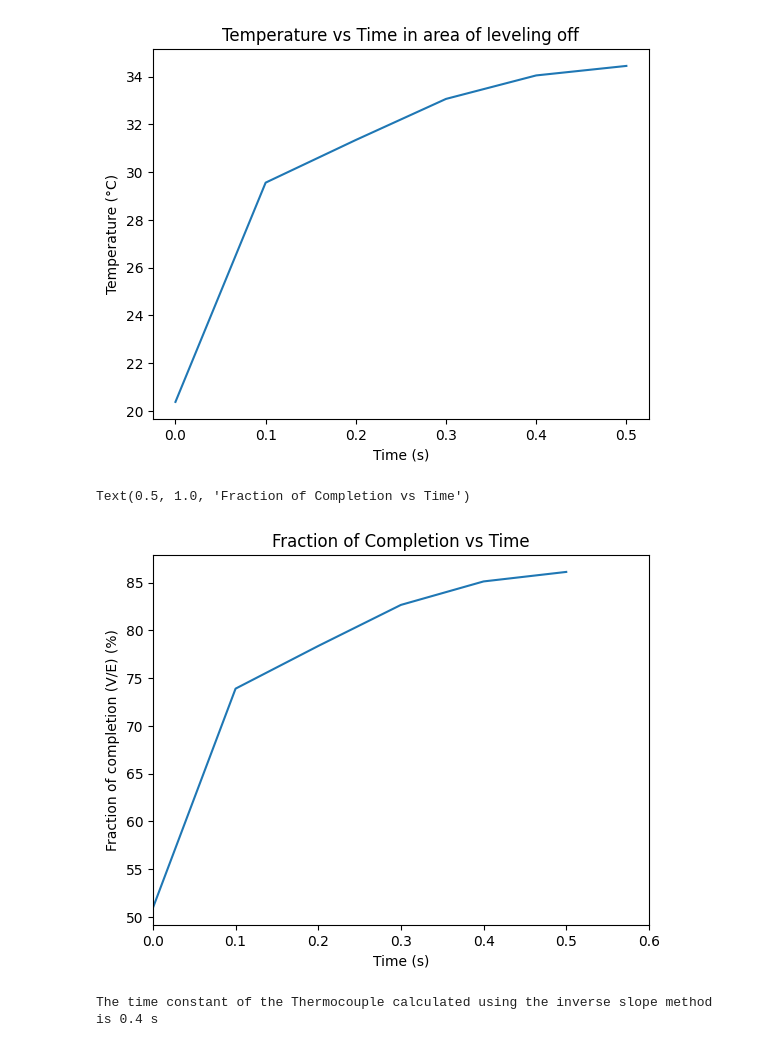
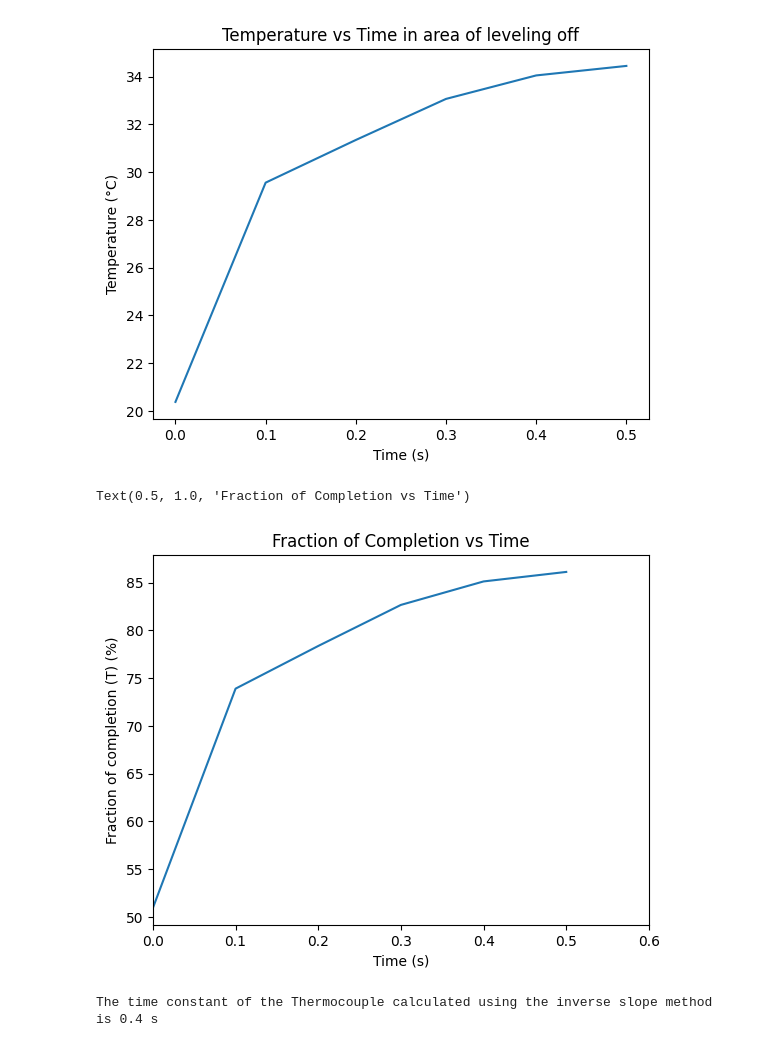
Before and after one commit to EP-Shark/MET4400C_Ins-obs_labs, a Jupyter notebook: Labs/lab_2_files/Full_lab2.ipynb, the cells around one changed output. Saved outputs shown, nothing was run; the diff lists cells and outputs as text; code cells hidden in the pictures.

```diff
--- a/Labs/lab_2_files/Full_lab2.ipynb
+++ b/Labs/lab_2_files/Full_lab2.ipynb
@@ -176,15 +176,16 @@ T_const = 40
 # %%
 # Fraction of completeion
 # Calculate the fraction of completion as V/E, starting at t = 0
 f_t = T[i0_t:i1_t] / T_const * 100
 plt.plot(temp_t,f_t)
 plt.xlabel('Time (s)')
-plt.ylabel('Fraction of completion (V/E) (%)')
+plt.ylabel('Fraction of completion (T) (%)')
 plt.xlim(0, t1T)
+#plt.ylim(0, 100)
 plt.title('Fraction of Completion vs Time')
 # %% [output]
 Text(0.5, 1.0, 'Fraction of Completion vs Time')
-[figure, old version]
+[figure, new version]
 # %%
 # Calculate the tau as inverse slope f -ln(1-f) , and fit a line to it
 x_t = temp_t
```
Also changed, not shown: parts of 10 cells of this notebook, 3 other files.
